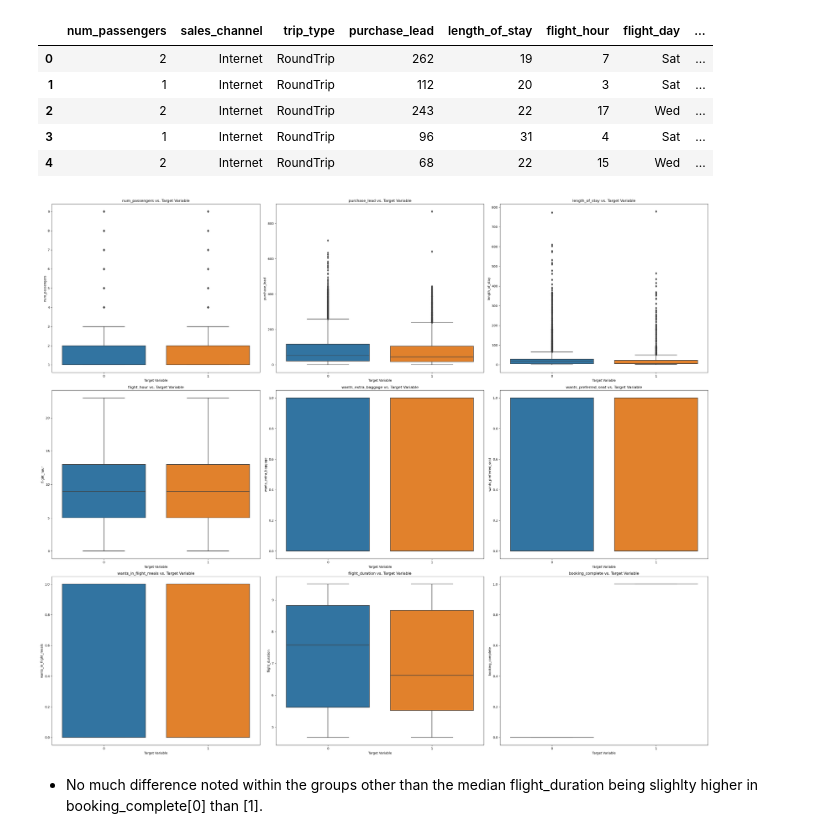
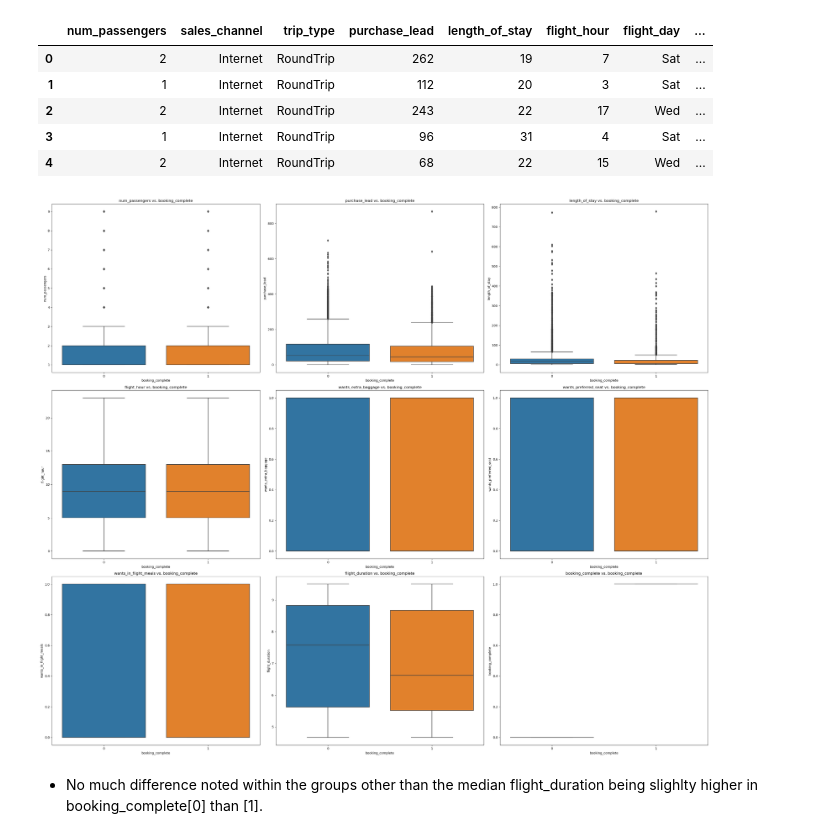
Before and after one commit to Ds2023/British_Airways_Predictive_Booking_Model, a Jupyter notebook: notebooks/eda.ipynb, the cells around one changed output. Cells and saved outputs as stored; diff of their text form; code cells hidden in the pictures.

```diff
--- a/notebooks/eda.ipynb
+++ b/notebooks/eda.ipynb
@@ -6,5 +19,9 @@ import seaborn as sns
+# %%
+def load_data(file_path):
+    df = pd.read_csv(file_path, encoding='latin1')
+    return df
 # %%
-df = pd.read_csv(r"C:\Users\user\Desktop\Projects\British_Airways_Project\Data\customer_booking.csv",encoding='latin1')
+df = load_data(r"C:\Users\user\Desktop\Projects\British_Airways_Project\Data\customer_booking.csv")
 # %% [markdown]
 - df will be the original dataframe
 # %%
@@ -238,21 +254,23 @@ data.head()
 | 3 | 1 | Internet | RoundTrip | 96 | 31 | 4 | Sat | ... |
 | 4 | 2 | Internet | RoundTrip | 68 | 22 | 15 | Wed | ... |
 # %%
-numerical_columns = data.select_dtypes(include=['float64', 'int64']).columns.tolist()
-num_cols = 3  # Number of columns per row
-num_rows = (len(numerical_columns) + num_cols - 1) // num_cols  # Calculate number of rows
+def plot_boxplots_numerical_vs_target(data, target_column='booking_complete', num_cols=3, figsize=(30, 25)):
+    numerical_columns = data.select_dtypes(include=['float64', 'int64']).columns.tolist()
+    num_rows = (len(numerical_columns) + num_cols - 1) // num_cols
 
-plt.figure(figsize=(30,25))
-for i, num_col in enumerate(numerical_columns, 1):
-    plt.subplot(num_rows, num_cols, i)
-    sns.boxplot(x='booking_complete', y=num_col, data=data)
-    plt.title(f'{num_col} vs. Target Variable')
-    plt.xlabel('Target Variable')
-    plt.ylabel(num_col)
+    plt.figure(figsize=figsize)
+    for i, num_col in enumerate(numerical_columns, 1):
+        plt.subplot(num_rows, num_cols, i)
+        sns.boxplot(x=target_column, y=num_col, data=data)
+        plt.title(f'{num_col} vs. {target_column}')
+        plt.xlabel(target_column)
+        plt.ylabel(num_col)
 
-plt.tight_layout()
-plt.show()
+    plt.tight_layout()
+    plt.show()
-# %% [output]
-[figure, removed]
+# %%
+plot_boxplots_numerical_vs_target(data)
+# %% [output]
+[figure, added]
 # %% [markdown]
 - No much difference noted within the groups other than the median flight_duration being slighlty higher in booking_complete[0] than [1].
```
Also changed, not shown: parts of 25 cells of this notebook, 3 other files.
